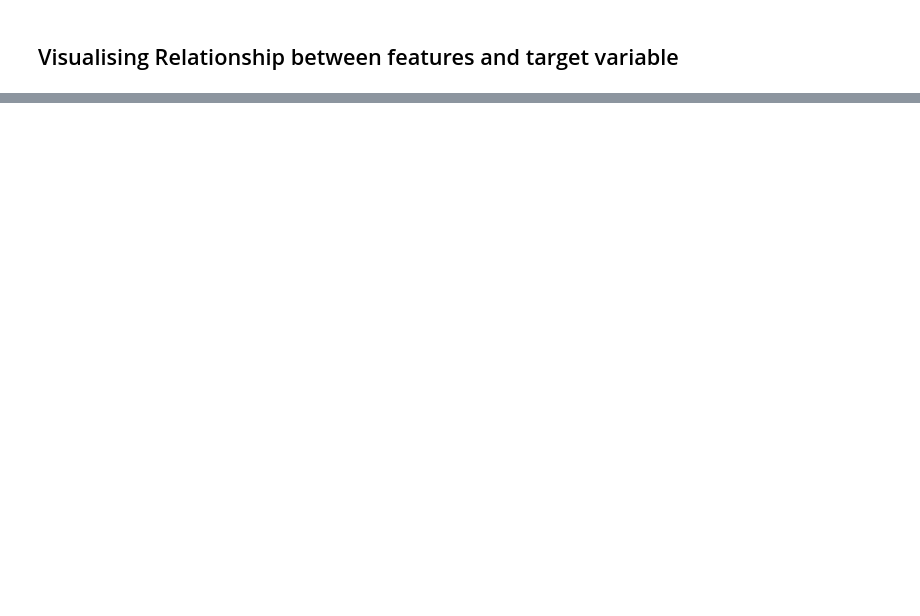
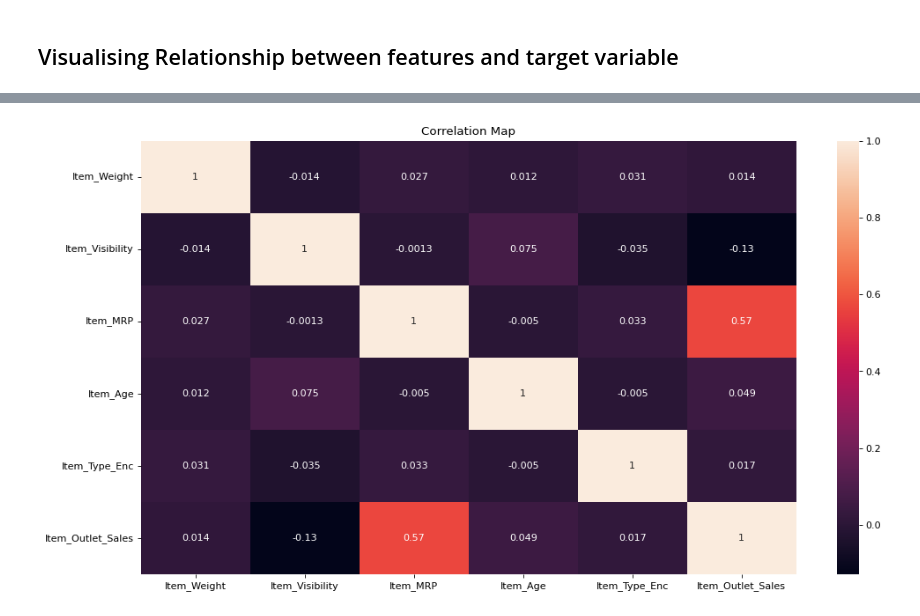
Before and after one commit to mian-adoan98/DS_Sales_Predictive_Modeling, a Jupyter notebook: spm_eda_process.ipynb, the cells around one changed output, grey strips where cells are left out. Cells and saved outputs as stored; diff of their text form; code cells hidden in the pictures; blank space fills up the shorter version.

```diff
--- a/spm_eda_process.ipynb
+++ b/spm_eda_process.ipynb
@@ -17,0 +67,13 @@ import seaborn as sns
+# %%
+# extract features for item and store
+item_features = []
+store_features = []
+
+for category in bigmart.columns:
+  if "Item" in category:
+    item_features.append(category)
+  elif "Outlet" in category:
+    store_features.append(category)
+
+print(f"Item features: {item_features}")
+print(f"Store features: {store_features}")
@@ -17,0 +83,4 @@ import seaborn as sns
+# %%
+# divide bigmart sales dataset into item and store dataset
+item_df = bigmart[item_features]
+store_df = bigmart[store_features]
@@ -19,0 +117,5 @@ For building an sales predictive model to efficiently learn from sales data stor
+# %%
+item_num_prop = item_df[ ["Item_Weight", "Item_Visibility", "Item_MRP", "Item_Age", "Item_Type_Enc"]]
+item_sales = item_df[["Item_Outlet_Sales"]]
+item_rel_data = pd.concat([item_num_prop, item_sales], axis=1)
+item_rel_data.head()
@@ -19,0 +129,15 @@ For building an sales predictive model to efficiently learn from sales data stor
+# %%
+# create a correlation analysis
+def correlation_analysis(num_data,coordinates):
+  # create a correlation analysis
+  corr_data = num_data.corr()
+
+  # build a correlantion map
+  plt.figure(figsize=coordinates, dpi=80)
+  sns.heatmap(corr_data, annot=True)
+  plt.title("Correlation Map")
+  plt.show()
+# %%
+correlation_analysis(item_rel_data, (15,8))
+# %% [output]
+[figure, added]
```
Also changed, not shown: parts of 14 cells of this notebook, 7 other files.
